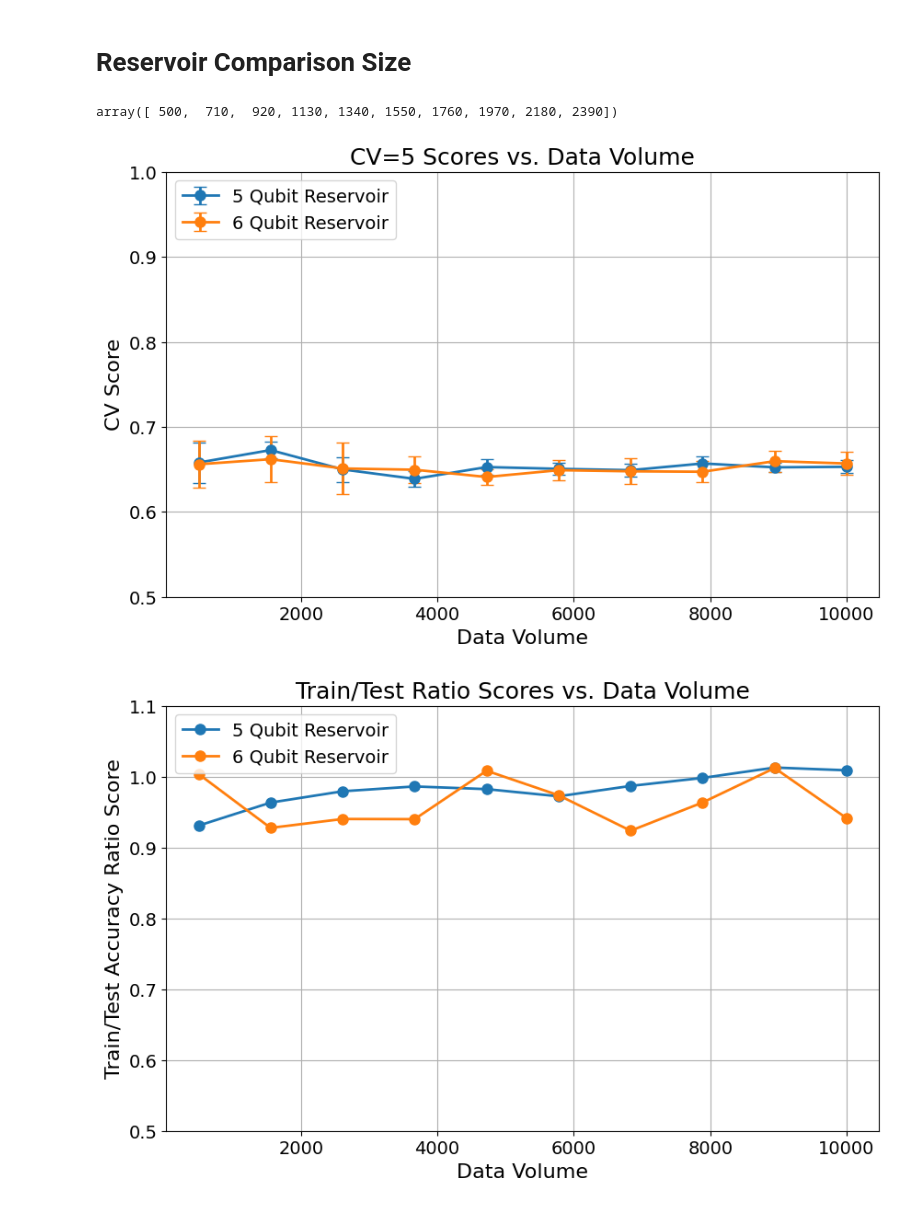
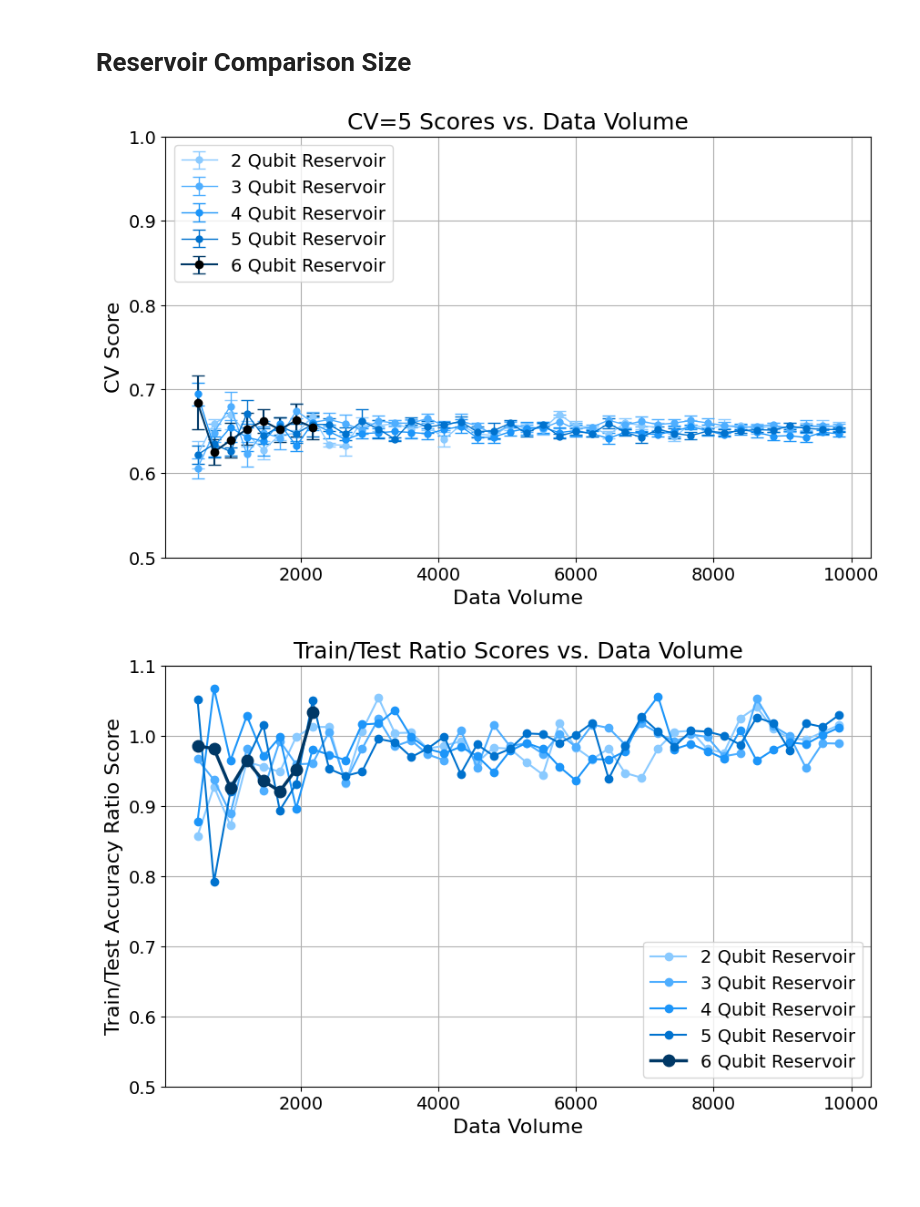
Before and after one commit to cirvine97/QuantumReservoir, a Jupyter notebook: data_volume_vs_performance.ipynb, the cells around one changed output. Drawn from its saved outputs; the diff is of its cells as text; code cells hidden in the pictures; blank space fills up the shorter version.

Commit message:
Updating graphs

```diff
--- a/data_volume_vs_performance.ipynb
+++ b/data_volume_vs_performance.ipynb
@@ -119,6 +119,9 @@ def generate_xgb_train_test_accuracy_ratio(
 # %% [markdown]
 # Data Load & Model Params
 # %%
+two_qubit_reservoir_dynmaics, two_qubit_entangled_labels = load_json_data('data/2_qubit_reservoir')
+three_qubit_reservoir_dynmaics, three_qubit_entangled_labels = load_json_data('data/3_qubit_reservoir')
+four_qubit_reservoir_dynmaics, four_qubit_entangled_labels = load_json_data('data/4_qubit_reservoir')
 five_qubit_reservoir_dynmaics, five_qubit_entangled_labels = load_json_data('data/experiment_run_2')
 six_qubit_reservoir_dynmaics, six_qubit_entangled_labels = load_json_data(['data/6_qubit_reservoir', 'data/6_qubit_reservoir_2'])
 # %%
@@ -132,5 +133,8 @@ dataset_sample_sizes = np.linspace(500, six_qubit_reservoir_dynmaics.shape[0], 1
-# %%
-dataset_sample_sizes
-# %% [output]
-array([ 500,  710,  920, 1130, 1340, 1550, 1760, 1970, 2180, 2390])
+# %%
+# dataset_sample_sizes_6 = np.linspace(500, six_qubit_reservoir_dynmaics.shape[0], 10, dtype=int)
+# dataset_sample_sizes_5 = np.linspace(500, five_qubit_reservoir_dynmaics.shape[0], 10, dtype=int)
+
+dd = six_qubit_reservoir_dynmaics.shape[0] / 10
+dataset_sample_sizes_6 = np.arange(500, six_qubit_reservoir_dynmaics.shape[0], dd, dtype=int)
+dataset_sample_sizes_5 = np.arange(500, five_qubit_reservoir_dynmaics.shape[0], dd, dtype=int)
 # %%
@@ -178,12 +251,20 @@ five_qubit_cv_std = [np.std(scores)/np.sqrt(NUMBER_OF_CROSS_FOLDS) for scores in
 six_qubit_cv_means = [np.mean(scores) for scores in six_qubit_cv_scores]
 six_qubit_cv_std = [np.std(scores)/np.sqrt(NUMBER_OF_CROSS_FOLDS) for scores in six_qubit_cv_scores]
+# %%
+colors = ['#8acaff', '#4eaeff', '#1c95f9', '#0072ce', '#003866']
 # %%
 plt.figure(figsize=(10, 6))
 
-plt.errorbar(dataset_sample_sizes, five_qubit_cv_means, yerr=five_qubit_cv_std,
-             fmt='o-', capsize=5, label='5 Qubit Reservoir', linewidth=2, markersize=8, color='#1f77b4')
-plt.errorbar(dataset_sample_sizes, six_qubit_cv_means, yerr=six_qubit_cv_std,
-             fmt='o-', capsize=5, label='6 Qubit Reservoir', linewidth=2, markersize=8, color='#ff7f0e')
+plt.errorbar(dataset_sample_sizes_5, two_qubit_cv_means, yerr=two_qubit_cv_std,
+             fmt='o-', capsize=5, label='2 Qubit Reservoir', linewidth=1, markersize=5, color=colors[0])
+plt.errorbar(dataset_sample_sizes_5, three_qubit_cv_means, yerr=three_qubit_cv_std,
+             fmt='o-', capsize=5, label='3 Qubit Reservoir', linewidth=1, markersize=5, color=colors[1])
+plt.errorbar(dataset_sample_sizes_5, four_qubit_cv_means, yerr=four_qubit_cv_std,
+             fmt='o-', capsize=5, label='4 Qubit Reservoir', linewidth=1, markersize=5, color=colors[2])
+plt.errorbar(dataset_sample_sizes_5, five_qubit_cv_means, yerr=five_qubit_cv_std,
+             fmt='o-', capsize=5, label='5 Qubit Reservoir', linewidth=1, markersize=5, color=colors[3])
+plt.errorbar(dataset_sample_sizes_6, six_qubit_cv_means, yerr=six_qubit_cv_std,
+             fmt='o-', markerfacecolor='black', markeredgecolor='black', capsize=5, label='6 Qubit Reservoir', linewidth=1.5, markersize=6, color=colors[4])
 
 plt.xlabel('Data Volume', fontsize=16)
 plt.ylabel('CV Score', fontsize=16)
@@ -201,29 +282,35 @@ plt.yticks(fontsize=14)
 
 plt.show()
 # %% [output]
-[figure, old version]
+[figure, new version]
 # %%
 plt.figure(figsize=(10, 6))
 
-plt.plot(dataset_sample_sizes, five_test_train_accuracies, 'o-',
-         label='5 Qubit Reservoir', linewidth=2, markersize=8)
-plt.plot(dataset_sample_sizes, six_test_train_accuracies, 'o-',
-         label='6 Qubit Reservoir', linewidth=2, markersize=8)
+plt.plot(dataset_sample_sizes_5, two_test_train_accuracies, 'o-',
+         label='2 Qubit Reservoir', linewidth=1.5, markersize=6, color=colors[0])
+plt.plot(dataset_sample_sizes_5, three_test_train_accuracies, 'o-',
+         label='3 Qubit Reservoir', linewidth=1.5, markersize=6, color=colors[1])
+plt.plot(dataset_sample_sizes_5, four_test_train_accuracies, 'o-',
+         label='4 Qubit Reservoir', linewidth=1.5, markersize=6, color=colors[2])
+plt.plot(dataset_sample_sizes_5, five_test_train_accuracies, 'o-',
+         label='5 Qubit Reservoir', linewidth=1.5, markersize=6, color=colors[3])
+plt.plot(dataset_sample_sizes_6, six_test_train_accuracies, 'o-',
+         label='6 Qubit Reservoir', linewidth=2.5, markersize=9, color=colors[4])
 
 plt.xlabel('Data Volume', fontsize=16)
 plt.ylabel('Train/Test Accuracy Ratio Score', fontsize=16)
 
 plt.ylim([0.5, 1.1])
 
 plt.title('Train/Test Ratio Scores vs. Data Volume', fontsize=18)
 
 plt.grid(True)
 
-plt.legend(fontsize=14, loc='upper left')
+plt.legend(fontsize=14, loc='lower right')
 
 plt.xticks(fontsize=14)
 plt.yticks(fontsize=14)
 
 plt.show()
 # %% [output]
-[figure, old version]
+[figure, new version]
```
Also changed, not shown: parts of 10 cells of this notebook, 1 other file.
